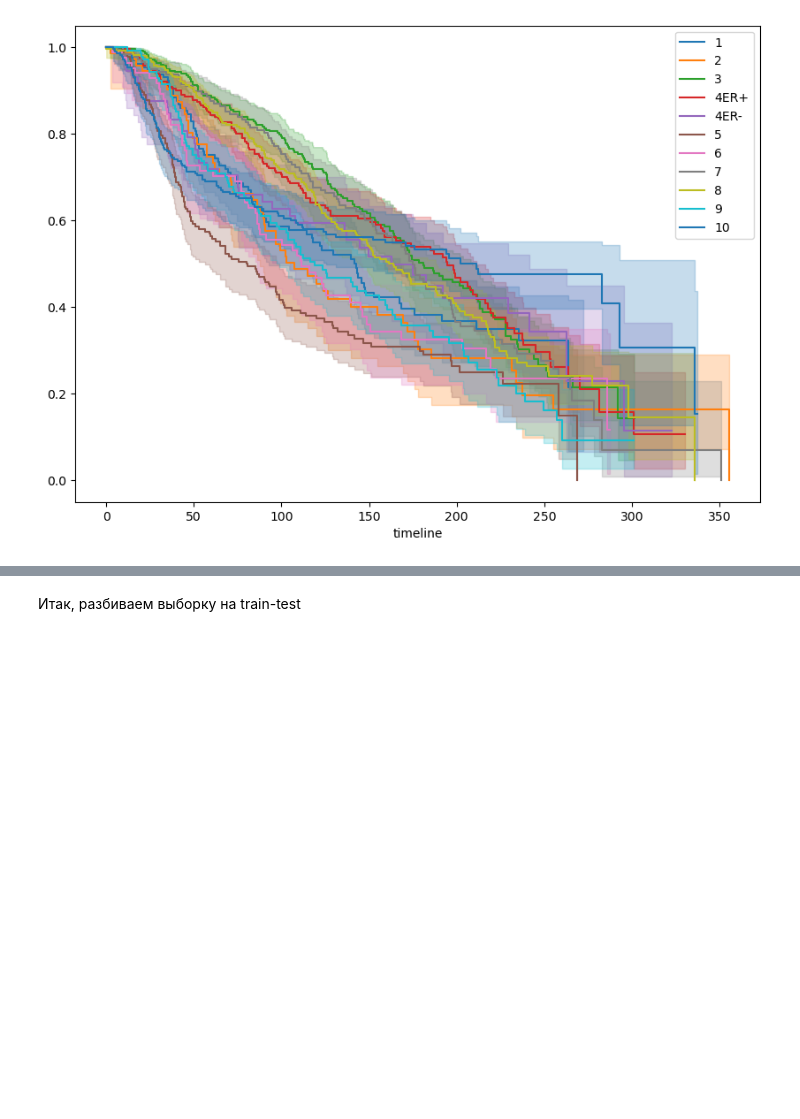
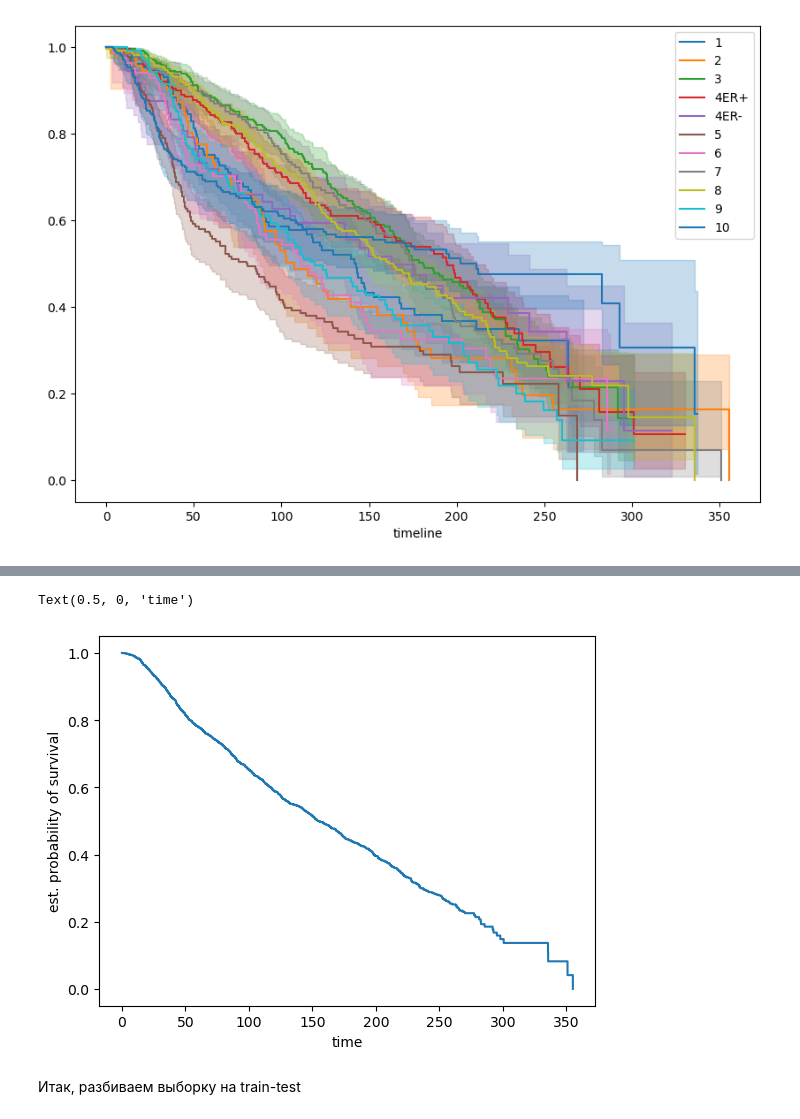
Before and after one commit to Stebunova/Metabric, a Jupyter notebook: Metabric.ipynb, the cells around one changed output, grey strips where cells are left out. Drawn from its saved outputs; the diff is of its cells as text; code cells hidden in the pictures; blank space fills up the shorter version.

```diff
--- a/Metabric.ipynb
+++ b/Metabric.ipynb
@@ -507,0 +528,4 @@ for a in ['1', '2', '3', '4ER+', '4ER-', '5', '6', '7', '8', '9', '10']:
+# %%
+KM_df = clinical_df_inverted.copy()
+# %%
+KM_df[['overall_survival']] = KM_df[['overall_survival']].astype(bool)
@@ -507,0 +552,8 @@ for a in ['1', '2', '3', '4ER+', '4ER-', '5', '6', '7', '8', '9', '10']:
+# %%
+time, survival_prob = kaplan_meier_estimator(KM_df["overall_survival"], KM_df["overall_survival_months"])
+plt.step(time, survival_prob, where="post")
+plt.ylabel("est. probability of survival")
+plt.xlabel("time")
+# %% [output]
+Text(0.5, 0, 'time')
+[figure, added]
```
Also changed, not shown: parts of 23 cells of this notebook.
